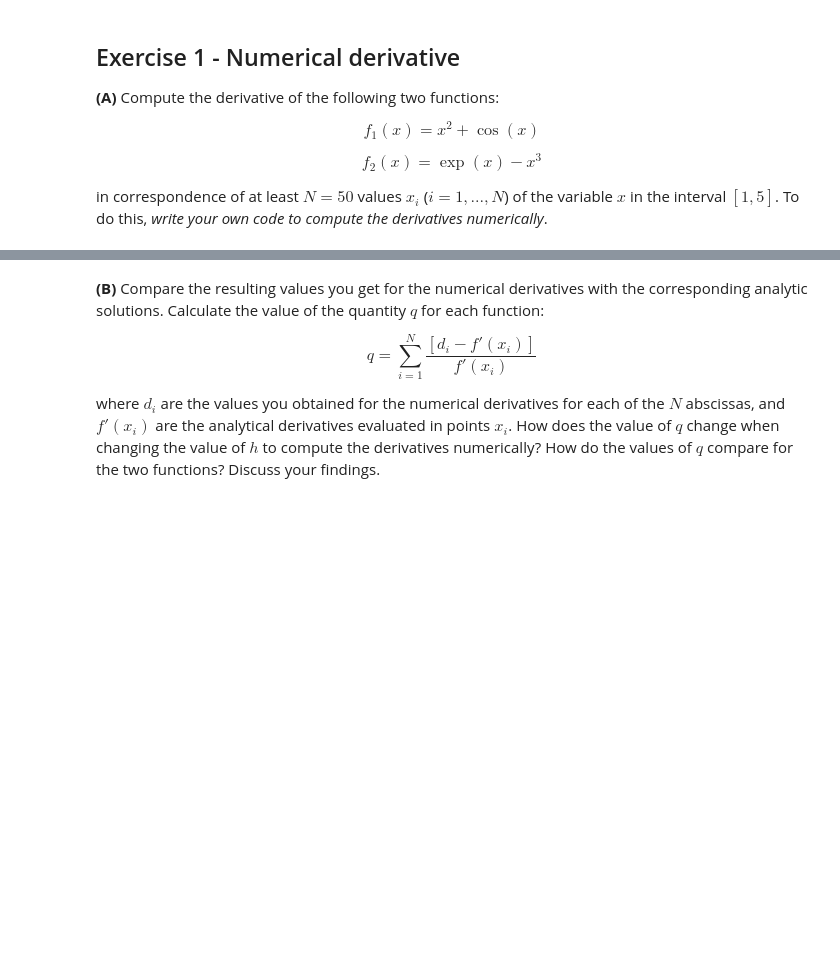
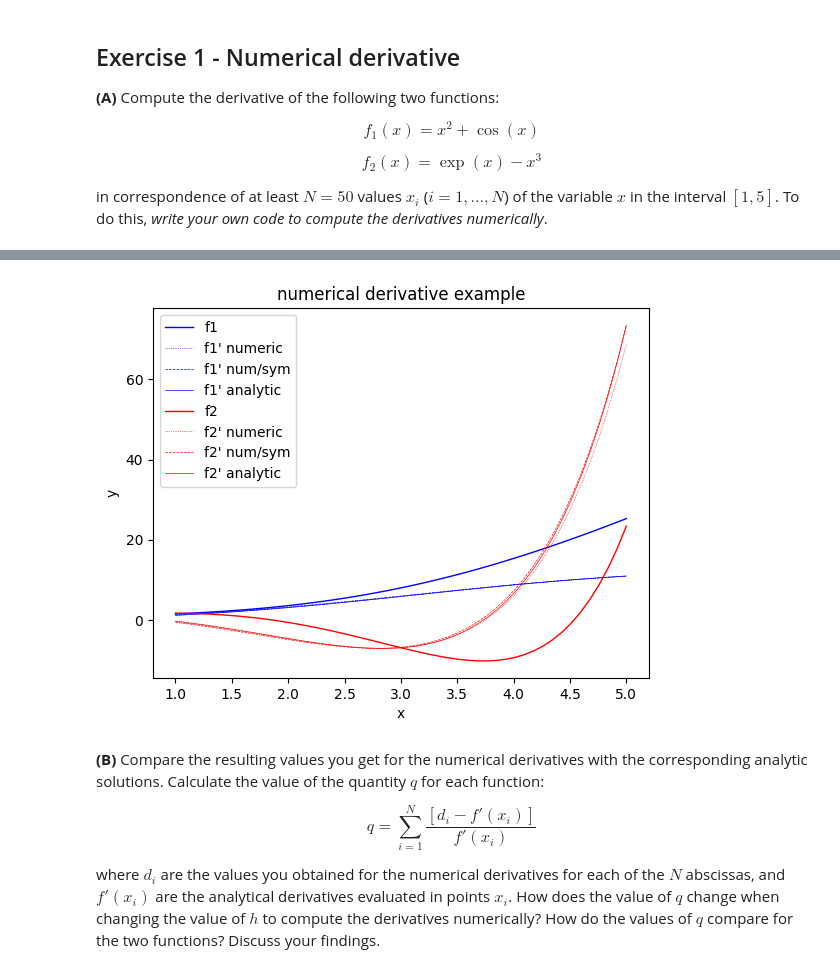
Before and after one commit to ThomasSchallar/NUM, a Jupyter notebook: Exercise Sheet 5.ipynb, the cells around one changed output, grey strips where cells are left out. Saved outputs shown, nothing was run; the diff lists cells and outputs as text; code cells hidden in the pictures; blank space fills up the shorter version.

```diff
--- a/Exercise Sheet 5.ipynb
+++ b/Exercise Sheet 5.ipynb
@@ -83,3 +24,83 @@ plt.show()
+# %%
+# (A) & part of (B)
+
+from numpy import sin
+
+int= [ 1.0, 5.0 ]
+N= 50
+
+
+# test function 1
+def f1( x ):
+  return x * x + cos( x )
+
+# derivative of test function 1
+def f1d( x ):
+  return 2 * x - sin( x )
+
+# test function 2
+def f2( x ):
+  return exp( x ) - x**3
+
+# derivative of test function 2
+def f2d( x ):
+  return exp( x ) - 3 * x * x
+
+
+def derivative1( f, interval, num=100 ):
+  a= interval[0]                          # interval start
+  b= interval[1]                          # interval end
+  h= ( b - a ) / num                      # slice width
+  fX= []                                  # array for function values
+  for i in range( num+1 ):                # from a to b+h
+    fX.append( f( a + h * i ) )           # f(x)
+  df= []                                  # array for f'
+  for i in range( num ):                  # from a to b
+    df.append( ( fX[i+1] - fX[i] ) / h )  # f'(x)≈(f(x+h)-f(x))/h
+  return df
+
+def derivative2( f, interval, num=100 ):
+  a= interval[0]                                        # interval start
+  b= interval[1]                                        # interval end
+  h= ( b - a ) / num                                    # slice width
+  fX= []                                                # array for function values
+  for i in range( num+2 ):                              # from a-h to b+h
+    fX.append( f( a + h * i ) )                         # f(x)
+  df= []                                                # array for f'
+  for i in range( num ):                                # from a to b
+    df.append( ( fX[i+1+1] - fX[i-1+1] ) / ( 2 * h ) )  # f'(x)≈(f(x+h)-f(x-h))/2h
+  return df
+
+
+X= np.linspace( int[0], int[1], num=N )   # N values from a to b
+Y1= f1( X )                               # f1
+Y2= f2( X )                               # f2
+YD11= derivative1( f1, int, num=N )       # f1'
+YD12= derivative1( f2, int, num=N )       # f2'
+YD21= derivative2( f1, int, num=N )       # f1' symmetrical method
+YD22= derivative2( f2, int, num=N )       # f2' symmetrical method
+YD1= f1d( X )                             # f1' analytically
+YD2= f2d( X )                             # f2' analytically
+
+plt.figure()
+plt.plot( X, Y1,   label='f1',           linewidth=1,   color='blue' )
+plt.plot( X, YD11, label="f1' numeric",  linewidth=0.5, color='blue', linestyle='dotted' )
+plt.plot( X, YD21, label="f1' num/sym",  linewidth=0.5, color='blue', linestyle='dashed' )
+plt.plot( X, YD1,  label="f1' analytic", linewidth=0.5, color='blue' )
+plt.plot( X, Y2,   label='f2',           linewidth=1,   color='red' )
+plt.plot( X, YD12, label="f2' numeric",  linewidth=0.5, color='red',  linestyle='dotted' )
+plt.plot( X, YD22, label="f2' num/sym",  linewidth=0.5, color='red',  linestyle='dashed' )
+plt.plot( X, YD2,  label="f2' analytic", linewidth=0.5, color='red' )
+plt.title( 'numerical derivative example' )
+plt.xlabel( 'x' )
+plt.ylabel( 'y' )
+plt.legend()
+plt.show()
+
+
+#EOF
+# %% [output]
+[figure, added]
 # %% [markdown]
 **(B)** Compare the resulting values you get for the numerical derivatives with the corresponding analytic solutions. Calculate the value of the quantity $q$ for each function:
 
```
Also changed, not shown: parts of 4 cells of this notebook.
